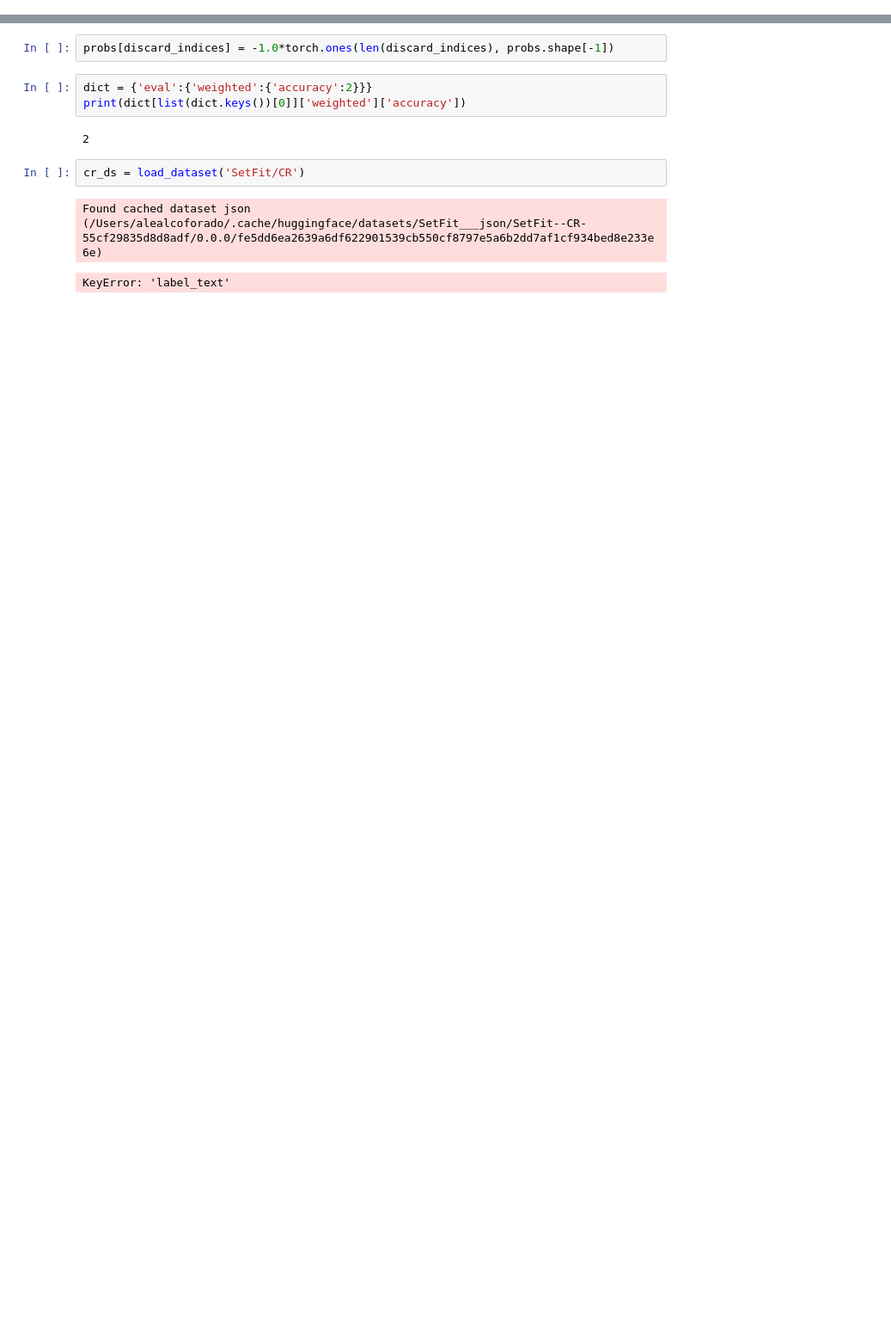
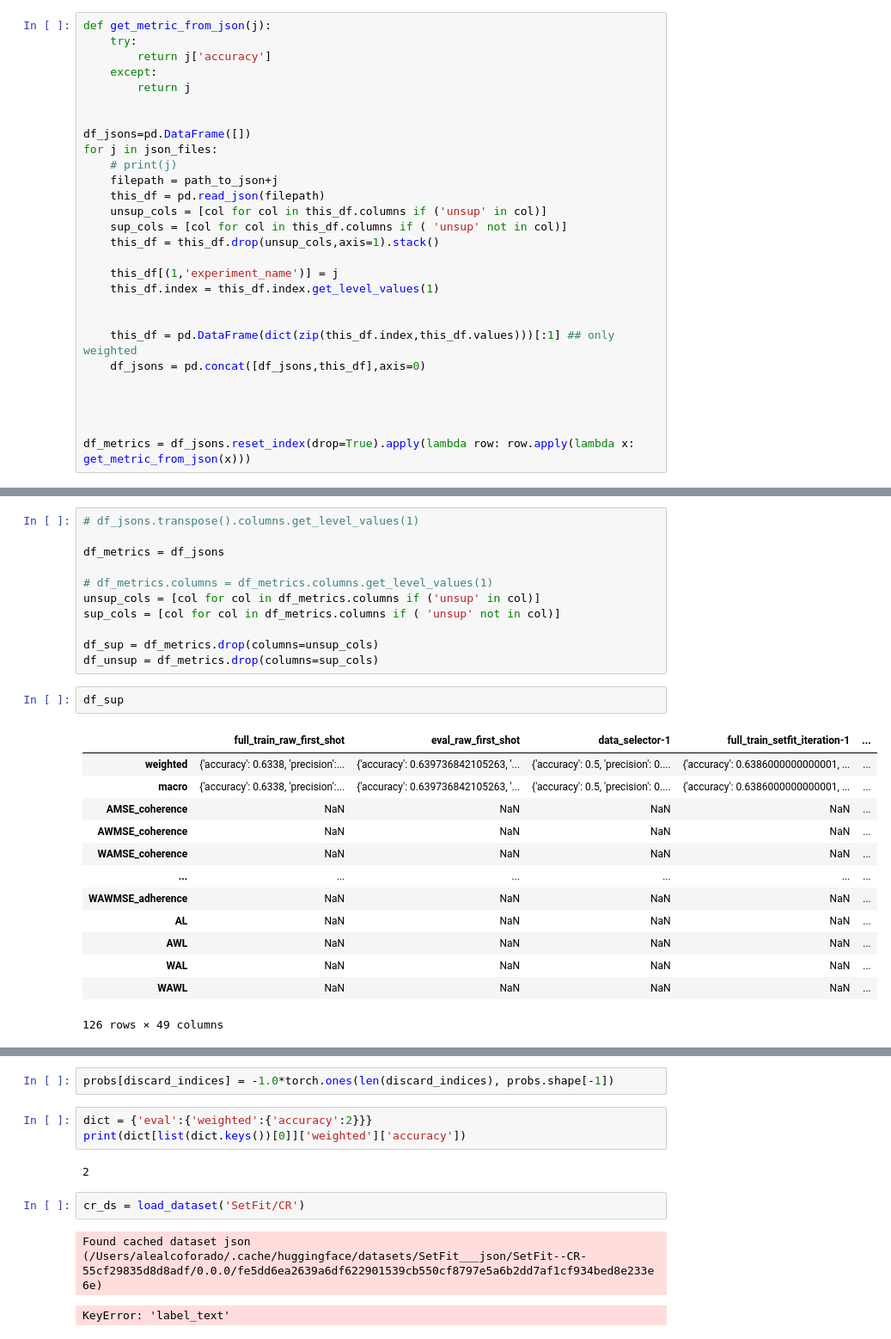
Before and after one commit to alealcoforado/zeroberto, a Jupyter notebook: notebooks/tests.ipynb, the cells around one changed output, grey strips where cells are left out. Shown: that part at 86% size. Cells and saved outputs as stored; diff of their text form; blank space fills up the shorter version.

```diff
--- a/notebooks/tests.ipynb
+++ b/notebooks/tests.ipynb
@@ -0,0 +92,28 @@
+# %%
+def get_metric_from_json(j):
+    try:
+        return j['accuracy']
+    except:
+        return j
+
+
+df_jsons=pd.DataFrame([])
+for j in json_files:
+    # print(j)
+    filepath = path_to_json+j
+    this_df = pd.read_json(filepath)
+    unsup_cols = [col for col in this_df.columns if ('unsup' in col)]
+    sup_cols = [col for col in this_df.columns if ( 'unsup' not in col)]
+    this_df = this_df.drop(unsup_cols,axis=1).stack()
+
+    this_df[(1,'experiment_name')] = j
+    this_df.index = this_df.index.get_level_values(1)
+
+
+    this_df = pd.DataFrame(dict(zip(this_df.index,this_df.values)))[:1] ## only weighted
+    df_jsons = pd.concat([df_jsons,this_df],axis=0)
+
+
+
+
+df_metrics = df_jsons.reset_index(drop=True).apply(lambda row: row.apply(lambda x: get_metric_from_json(x)))
@@ -0,0 +130,27 @@
+# %%
+# df_jsons.transpose().columns.get_level_values(1)
+
+df_metrics = df_jsons
+
+# df_metrics.columns = df_metrics.columns.get_level_values(1)
+unsup_cols = [col for col in df_metrics.columns if ('unsup' in col)]
+sup_cols = [col for col in df_metrics.columns if ( 'unsup' not in col)]
+
+df_sup = df_metrics.drop(columns=unsup_cols)
+df_unsup = df_metrics.drop(columns=sup_cols)
+# %%
+df_sup
+# %% [output]
+|  | full_train_raw_first_shot | eval_raw_first_shot | data_selector-1 | full_train_setfit_iteration-1 | ... |
+| weighted | {'accuracy': 0.6338, 'precision':... | {'accuracy': 0.639736842105263, '... | {'accuracy': 0.5, 'precision': 0.... | {'accuracy': 0.6386000000000001, ... | ... |
+| macro | {'accuracy': 0.6338, 'precision':... | {'accuracy': 0.639736842105263, '... | {'accuracy': 0.5, 'precision': 0.... | {'accuracy': 0.6386000000000001, ... | ... |
+| AMSE_coherence | NaN | NaN | NaN | NaN | ... |
+| AWMSE_coherence | NaN | NaN | NaN | NaN | ... |
+| WAMSE_coherence | NaN | NaN | NaN | NaN | ... |
+| ... | ... | ... | ... | ... | ... |
+| WAWMSE_adherence | NaN | NaN | NaN | NaN | ... |
+| AL | NaN | NaN | NaN | NaN | ... |
+| AWL | NaN | NaN | NaN | NaN | ... |
+| WAL | NaN | NaN | NaN | NaN | ... |
+| WAWL | NaN | NaN | NaN | NaN | ... |
+126 rows × 49 columns
```
Also changed, not shown: parts of 44 cells of this notebook, 6 other files.
